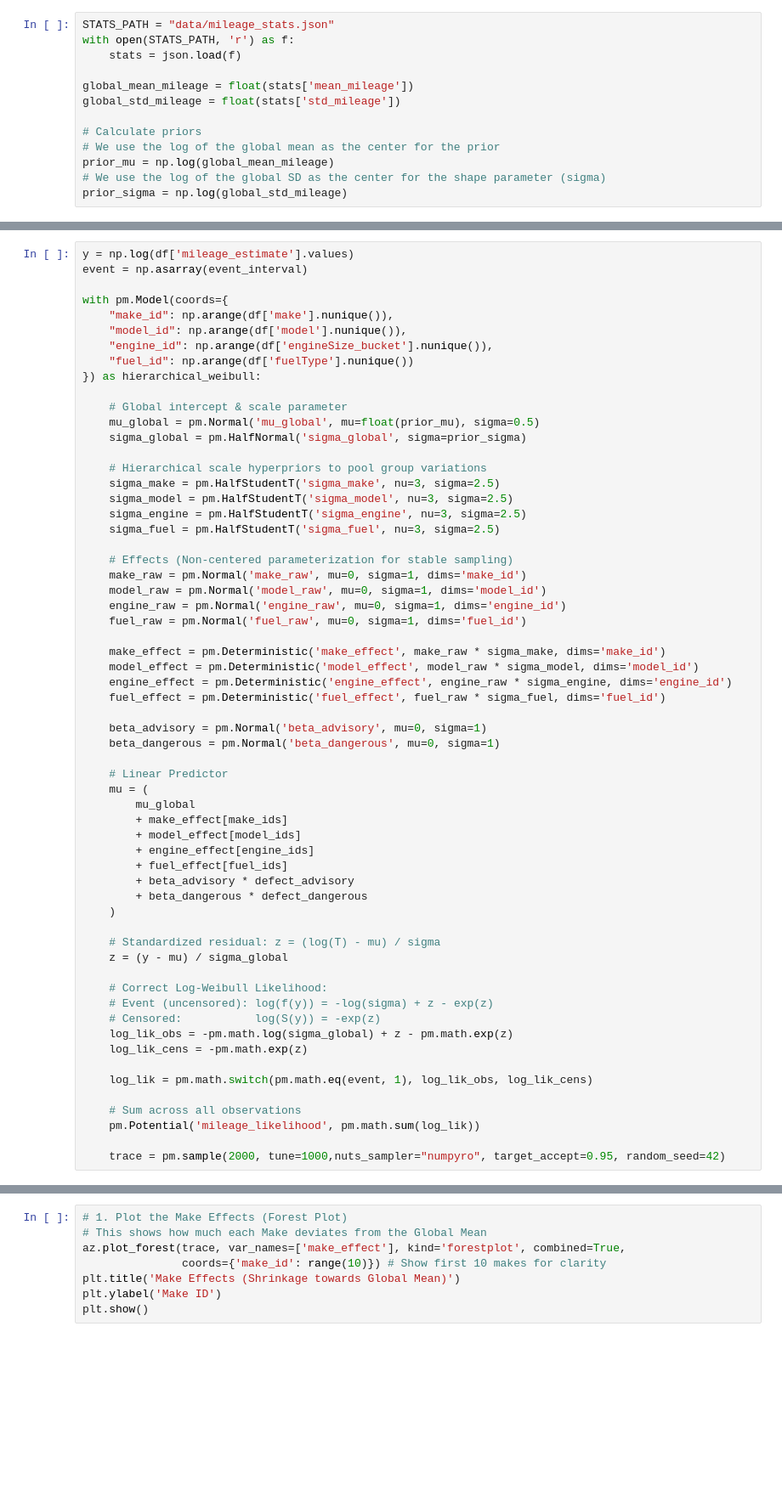
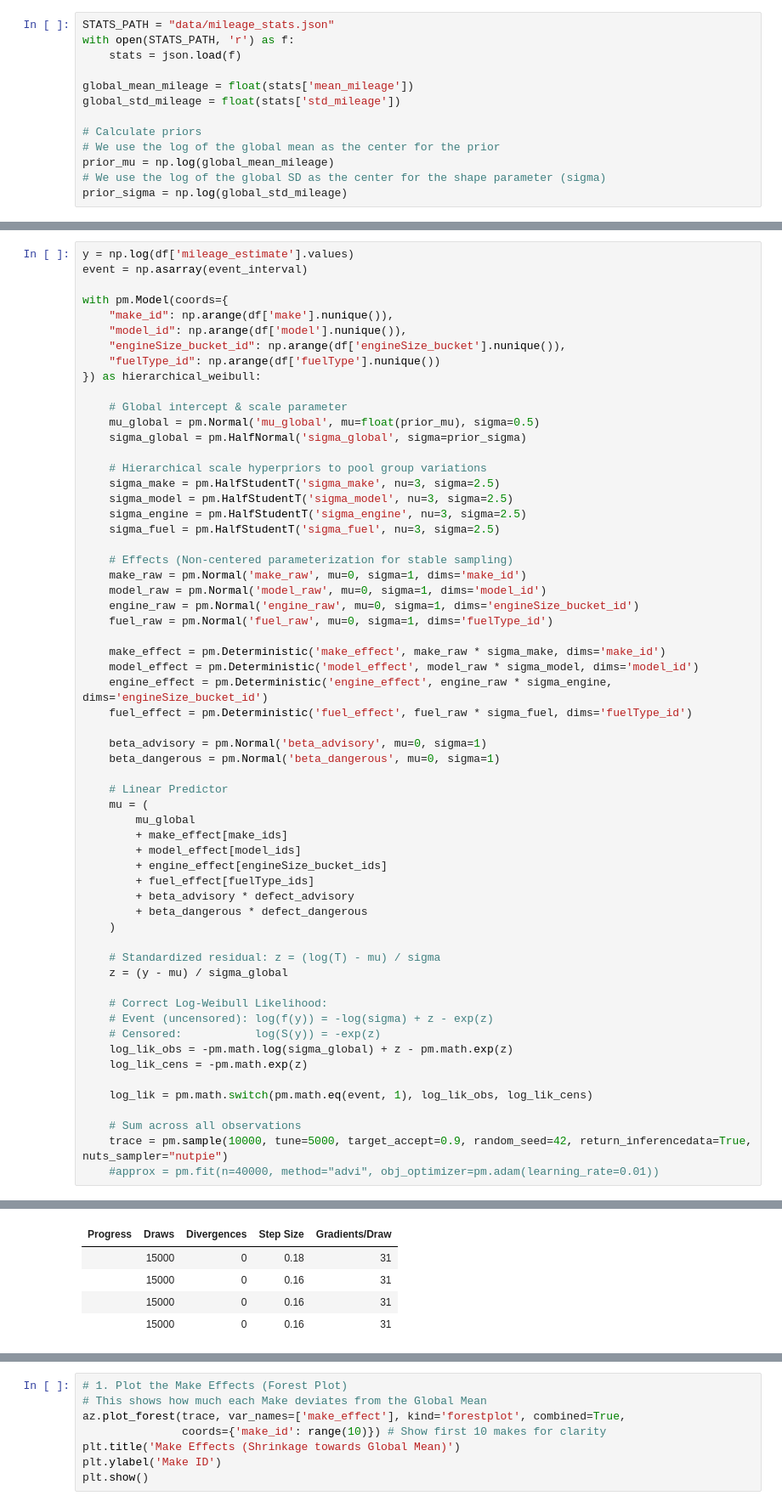
Before and after one commit to Nasser-Sanchez/UK-MOT-Reliability-Analysis, a Jupyter notebook: notebooks/bayesian_model.ipynb, the cells around one changed output, grey strips where cells are left out. Shown at 85% size. Saved outputs shown, nothing was run; the diff lists cells and outputs as text; blank space fills up the shorter version.

```diff
--- a/notebooks/bayesian_model.ipynb
+++ b/notebooks/bayesian_model.ipynb
@@ -57,8 +71,8 @@ event = np.asarray(event_interval)
 with pm.Model(coords={
     "make_id": np.arange(df['make'].nunique()),
     "model_id": np.arange(df['model'].nunique()),
-    "engine_id": np.arange(df['engineSize_bucket'].nunique()),
-    "fuel_id": np.arange(df['fuelType'].nunique())
+    "engineSize_bucket_id": np.arange(df['engineSize_bucket'].nunique()),
+    "fuelType_id": np.arange(df['fuelType'].nunique())
 }) as hierarchical_weibull:
 
     # Global intercept & scale parameter
@@ -74,13 +88,13 @@ with pm.Model(coords={
     # Effects (Non-centered parameterization for stable sampling)
     make_raw = pm.Normal('make_raw', mu=0, sigma=1, dims='make_id')
     model_raw = pm.Normal('model_raw', mu=0, sigma=1, dims='model_id')
-    engine_raw = pm.Normal('engine_raw', mu=0, sigma=1, dims='engine_id')
-    fuel_raw = pm.Normal('fuel_raw', mu=0, sigma=1, dims='fuel_id')
+    engine_raw = pm.Normal('engine_raw', mu=0, sigma=1, dims='engineSize_bucket_id')
+    fuel_raw = pm.Normal('fuel_raw', mu=0, sigma=1, dims='fuelType_id')
 
     make_effect = pm.Deterministic('make_effect', make_raw * sigma_make, dims='make_id')
     model_effect = pm.Deterministic('model_effect', model_raw * sigma_model, dims='model_id')
-    engine_effect = pm.Deterministic('engine_effect', engine_raw * sigma_engine, dims='engine_id')
-    fuel_effect = pm.Deterministic('fuel_effect', fuel_raw * sigma_fuel, dims='fuel_id')
+    engine_effect = pm.Deterministic('engine_effect', engine_raw * sigma_engine, dims='engineSize_bucket_id')
+    fuel_effect = pm.Deterministic('fuel_effect', fuel_raw * sigma_fuel, dims='fuelType_id')
 
     beta_advisory = pm.Normal('beta_advisory', mu=0, sigma=1)
     beta_dangerous = pm.Normal('beta_dangerous', mu=0, sigma=1)
@@ -90,8 +104,8 @@ with pm.Model(coords={
         mu_global
         + make_effect[make_ids]
         + model_effect[model_ids]
-        + engine_effect[engine_ids]
-        + fuel_effect[fuel_ids]
+        + engine_effect[engineSize_bucket_ids]
+        + fuel_effect[fuelType_ids]
         + beta_advisory * defect_advisory
         + beta_dangerous * defect_dangerous
     )
@@ -108,9 +122,8 @@ with pm.Model(coords={
     log_lik = pm.math.switch(pm.math.eq(event, 1), log_lik_obs, log_lik_cens)
 
     # Sum across all observations
-    pm.Potential('mileage_likelihood', pm.math.sum(log_lik))
-
-    trace = pm.sample(2000, tune=1000,nuts_sampler="numpyro", target_accept=0.95, random_seed=42)
+    trace = pm.sample(10000, tune=5000, target_accept=0.9, random_seed=42, return_inferencedata=True, nuts_sampler="nutpie")
+    #approx = pm.fit(n=40000, method="advi", obj_optimizer=pm.adam(learning_rate=0.01))
 # %% [output]
 This usually happens when PyTensor is installed via pip. We recommend it be installed via conda/mamba/pixi instead.
 Alternatively, you can use an experimental backend such as Numba or JAX that perform their own BLAS optimizations, by setting `pytensor.config.mode == 'NUMBA'` or passing `mode='NUMBA'` when compiling ...
@@ -119,3 +138,8 @@ For more options and details see https://pytensor.readthedocs.io/en/latest/troub
+| Progress | Draws | Divergences | Step Size | Gradients/Draw |
+|  | 15000 | 0 | 0.18 | 31 |
+|  | 15000 | 0 | 0.16 | 31 |
+|  | 15000 | 0 | 0.16 | 31 |
+|  | 15000 | 0 | 0.16 | 31 |
 # %%
 # Check divergences
 div_count = sum(trace.posterior.attrs.get('diverging', [0]))
```
Also changed, not shown: parts of 10 cells of this notebook.
